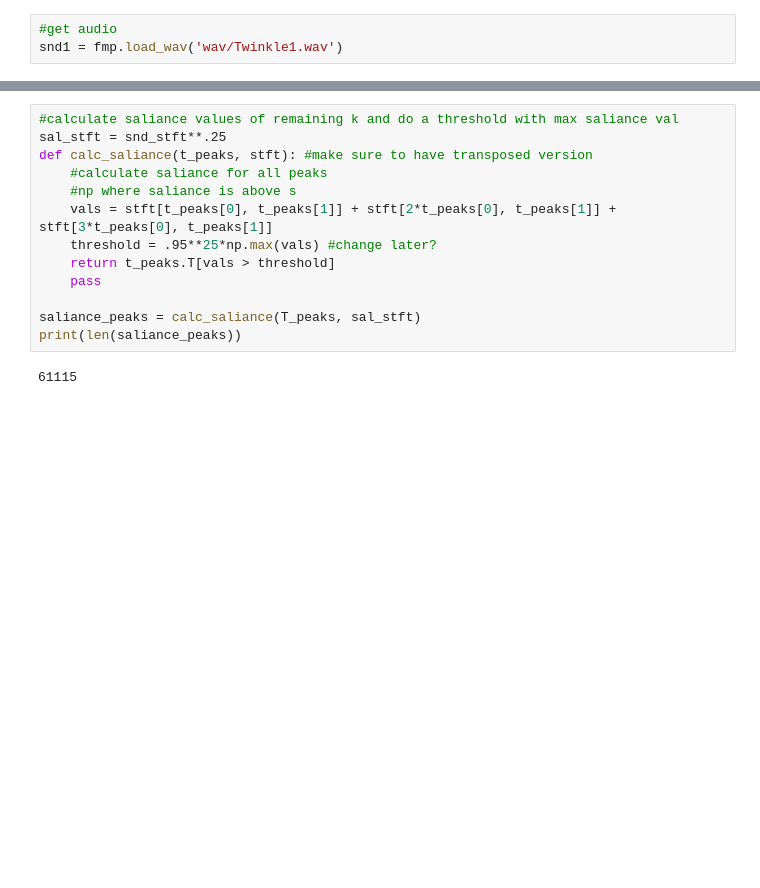
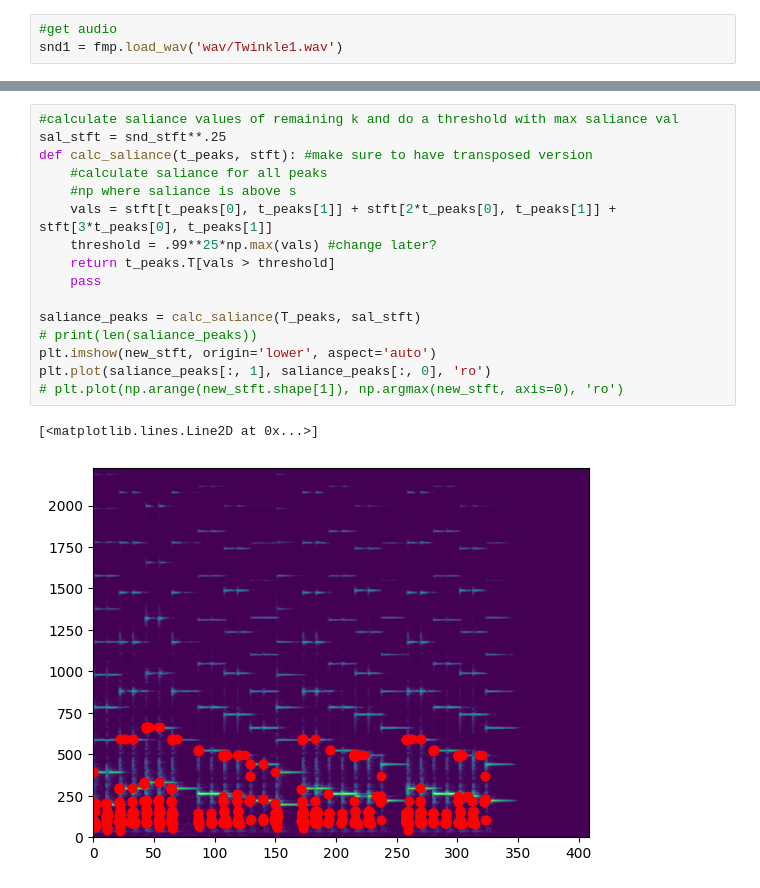
Before and after one commit to johnmagira/fmp_project, a Jupyter notebook: pitch_detection.ipynb, the cells around one changed output, grey strips where cells are left out. Cells and saved outputs as stored; diff of their text form; blank space fills up the shorter version.

```diff
--- a/pitch_detection.ipynb
+++ b/pitch_detection.ipynb
@@ -51,15 +48,19 @@ print(new_stft[T_peaks[0], T_peaks[1]])
 # %%
 #calculate saliance values of remaining k and do a threshold with max saliance val
 sal_stft = snd_stft**.25
 def calc_saliance(t_peaks, stft): #make sure to have transposed version
     #calculate saliance for all peaks
     #np where saliance is above s
     vals = stft[t_peaks[0], t_peaks[1]] + stft[2*t_peaks[0], t_peaks[1]] + stft[3*t_peaks[0], t_peaks[1]]
-    threshold = .95**25*np.max(vals) #change later?
+    threshold = .99**25*np.max(vals) #change later?
     return t_peaks.T[vals > threshold]
     pass
 
 saliance_peaks = calc_saliance(T_peaks, sal_stft)
-print(len(saliance_peaks))
+# print(len(saliance_peaks))
+plt.imshow(new_stft, origin='lower', aspect='auto')
+plt.plot(saliance_peaks[:, 1], saliance_peaks[:, 0], 'ro')
+# plt.plot(np.arange(new_stft.shape[1]), np.argmax(new_stft, axis=0), 'ro')
 # %% [output]
-61115
+[<matplotlib.lines.Line2D at 0x...>]
+[figure, added]
```
Also changed, not shown: parts of 6 cells of this notebook.
